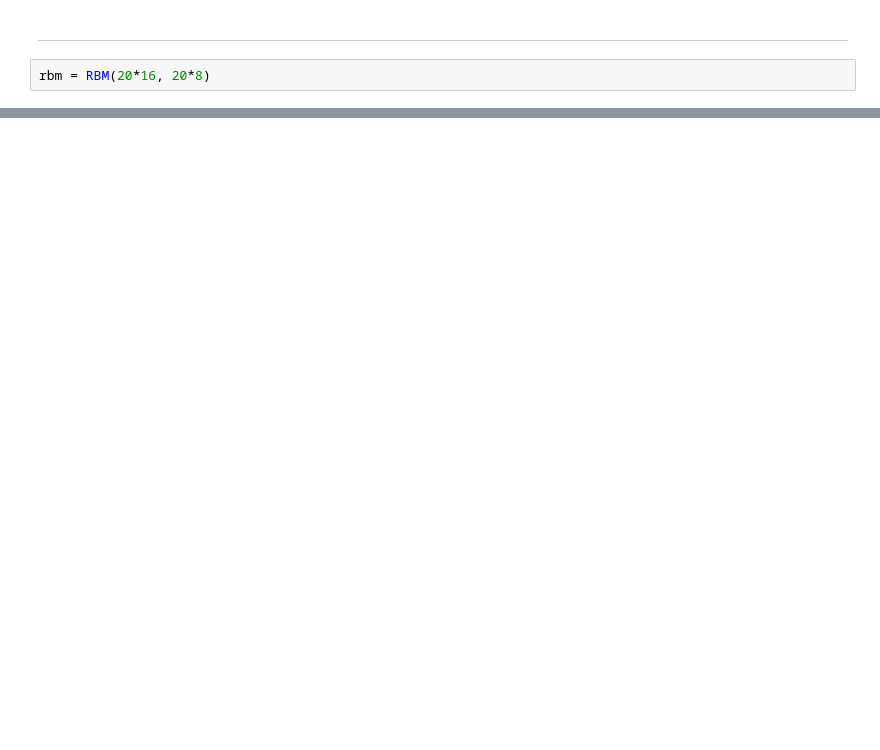
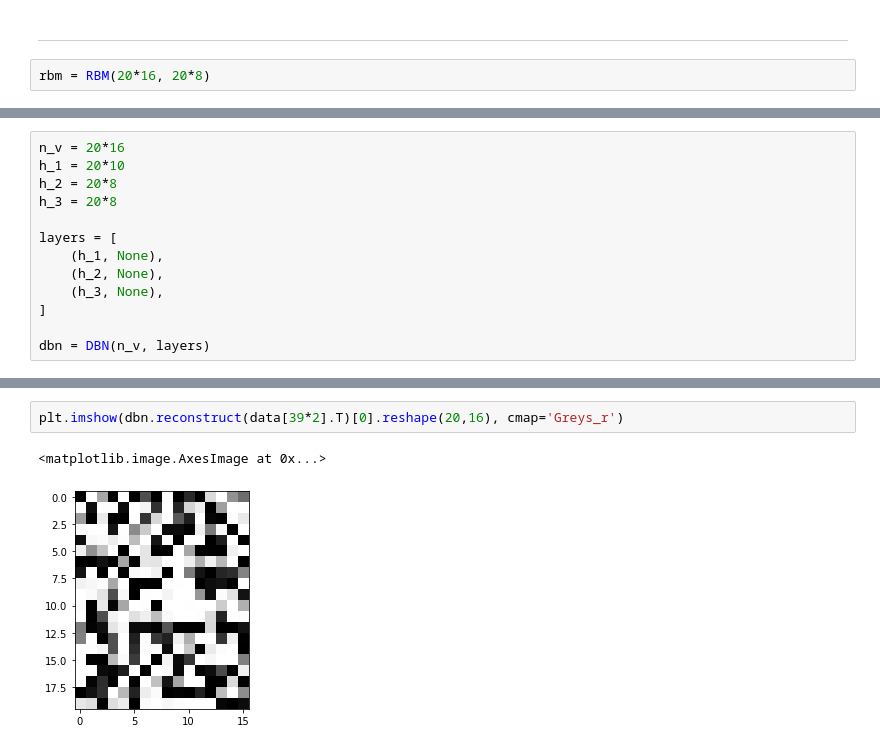
Before and after one commit to Koowah/Deep_neural_networks, a Jupyter notebook: notebooks/1_AL_TP_DNN.ipynb, the cells around one changed output, grey strips where cells are left out. Saved outputs shown, nothing was run; the diff lists cells and outputs as text; blank space fills up the shorter version.

```diff
--- a/notebooks/1_AL_TP_DNN.ipynb
+++ b/notebooks/1_AL_TP_DNN.ipynb
@@ -339,0 +416,13 @@ plt.imshow(generated_images[55].reshape(20,16), cmap='Greys_r')
+# %%
+n_v = 20*16
+h_1 = 20*10
+h_2 = 20*8
+h_3 = 20*8
+
+layers = [
+    (h_1, None),
+    (h_2, None),
+    (h_3, None),
+]
+
+dbn = DBN(n_v, layers)
@@ -339,0 +434,5 @@ plt.imshow(generated_images[55].reshape(20,16), cmap='Greys_r')
+# %%
+plt.imshow(dbn.reconstruct(data[39*2].T)[0].reshape(20,16), cmap='Greys_r')
+# %% [output]
+<matplotlib.image.AxesImage at 0x...>
+[figure, added]
```
Also changed, not shown: parts of 20 cells of this notebook.
